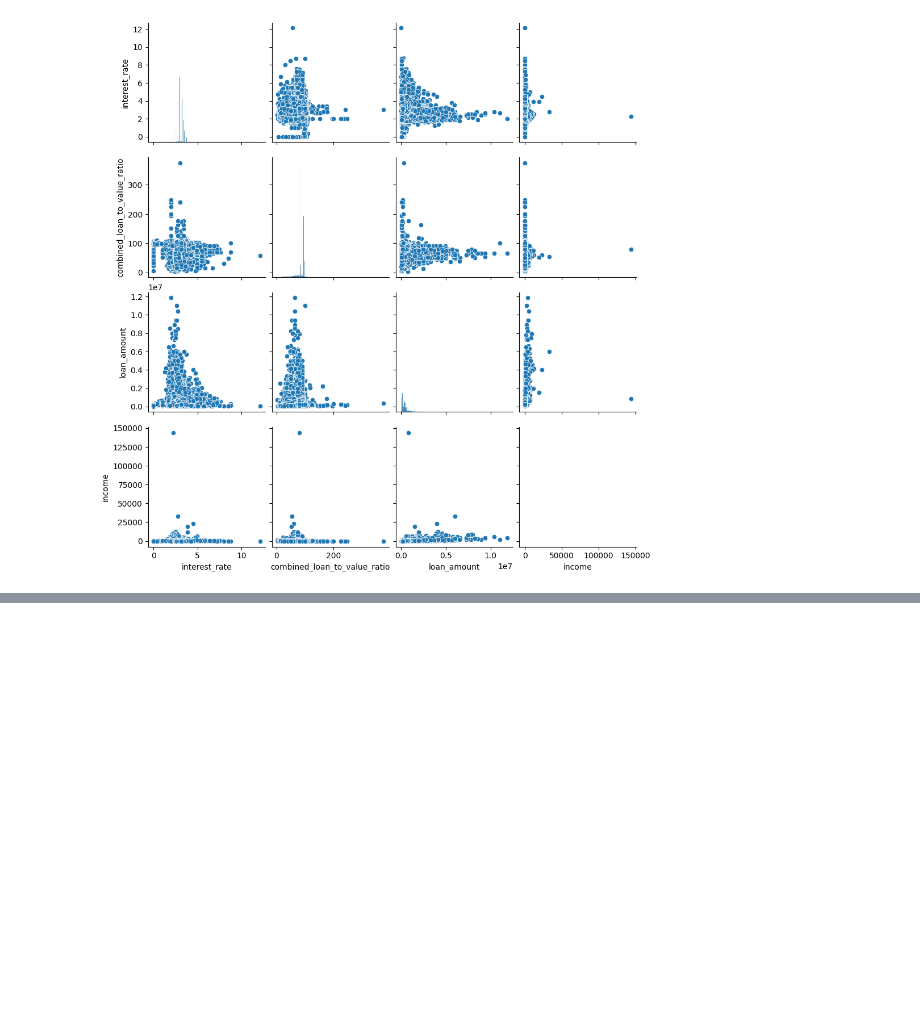
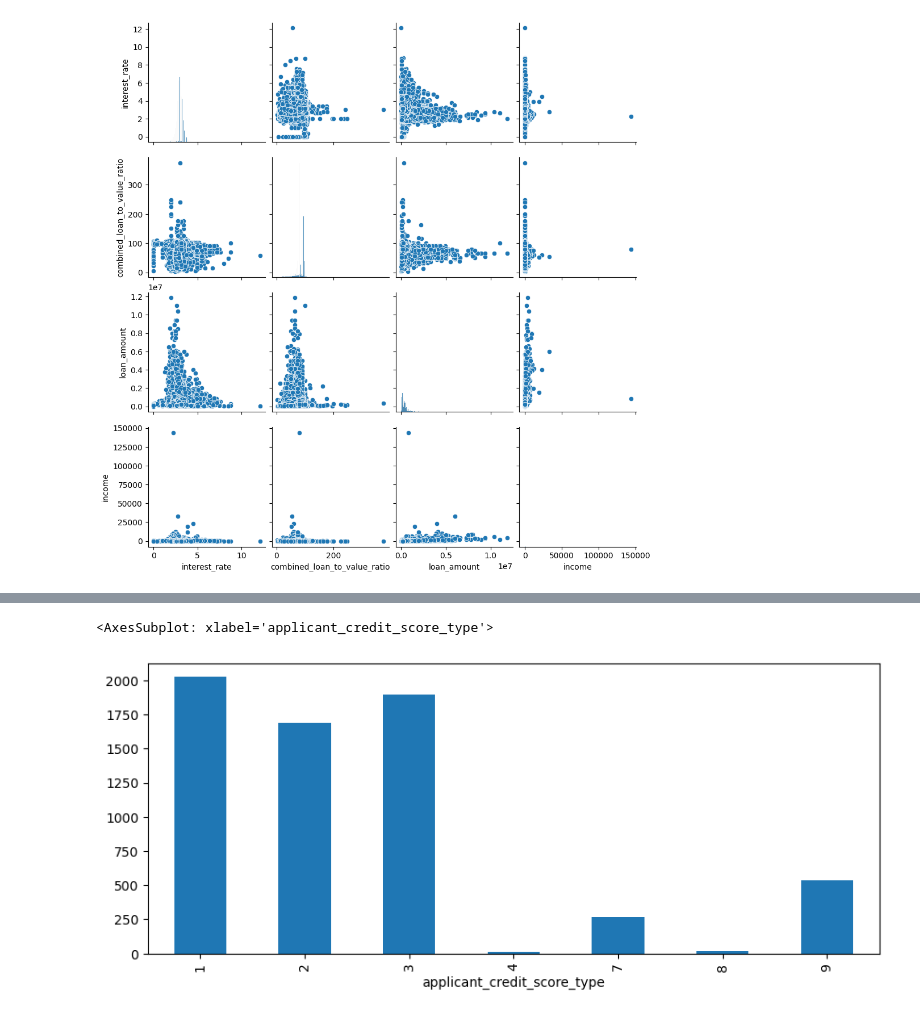
Before and after one commit to HuanPham5/examining-biases-AI, a Jupyter notebook: analysis2.ipynb, the cells around one changed output, grey strips where cells are left out. Drawn from its saved outputs; the diff is of its cells as text; code cells hidden in the pictures; blank space fills up the shorter version.

```diff
--- a/analysis2.ipynb
+++ b/analysis2.ipynb
@@ -492,0 +477,12 @@ df_approved_white.groupby(by='applicant_credit_score_type').count()
+# %%
+df_approved_black_by_credit = df_approved_black.groupby(by='applicant_credit_score_type').count()
+df_approved_black_by_credit = df_approved_black_by_credit['action_taken']
+print("Number of Black got approved by Equifax Beacon 5.0: ",df_approved_black_by_credit[1])
+print("Number of Black got approved by Experian Fair Isaac: ",df_approved_black_by_credit[2])
+print("Number of Black got approved by FICO Risk Score Classic 04: ",df_approved_black_by_credit[3])
+print("Number of Black got approved by FICO Risk Score Classic 98: ",df_approved_black_by_credit[4])
+#print("Number of Black got approved by VantageScore 2.0: ",df_approved_black_by_credit[5])
+#print("Number of Black got approved by VantageScore 3.0: ",df_approved_black_by_credit[6])
+print("Number of Black got approved by More than one credit scoring model: ",df_approved_black_by_credit[7])
+print("Number of Black got approved by Other credit scoring model: ",df_approved_black_by_credit[8])
+print("Number of Black got approved by Not applicable: ",df_approved_black_by_credit[9])
@@ -492,0 +497,5 @@ df_approved_white.groupby(by='applicant_credit_score_type').count()
+# %%
+df_approved_black_by_credit.plot(kind="bar", figsize = (10, 4),title = "Type of credit score used by Black")
+# %% [output]
+<AxesSubplot: xlabel='applicant_credit_score_type'>
+[figure, added]
```
Also changed, not shown: parts of 14 cells of this notebook.
